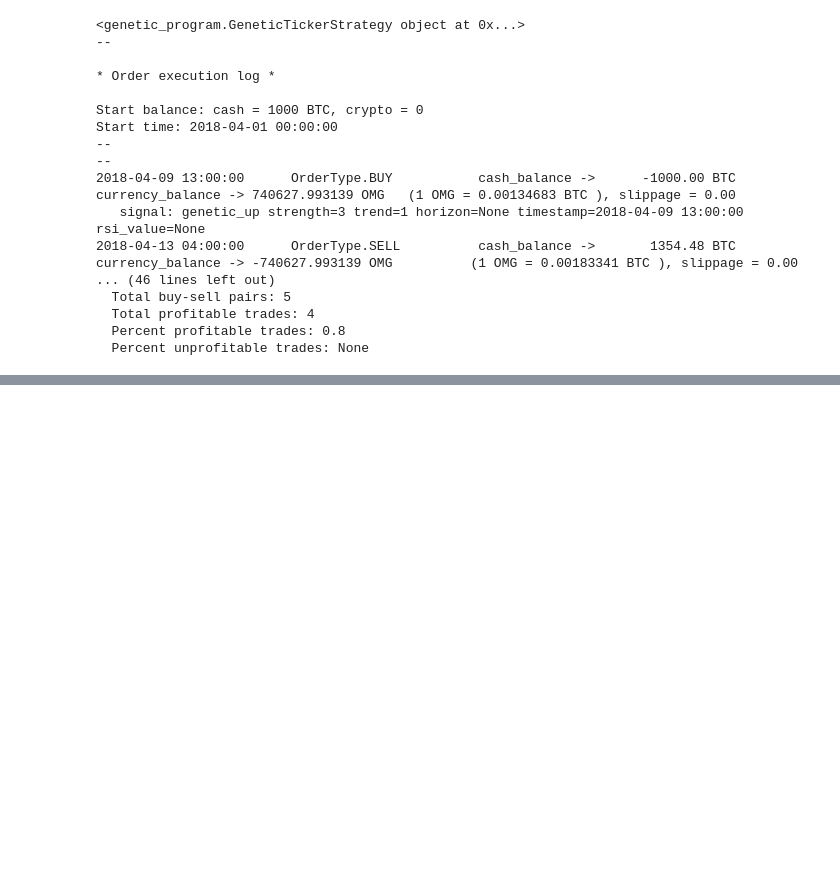
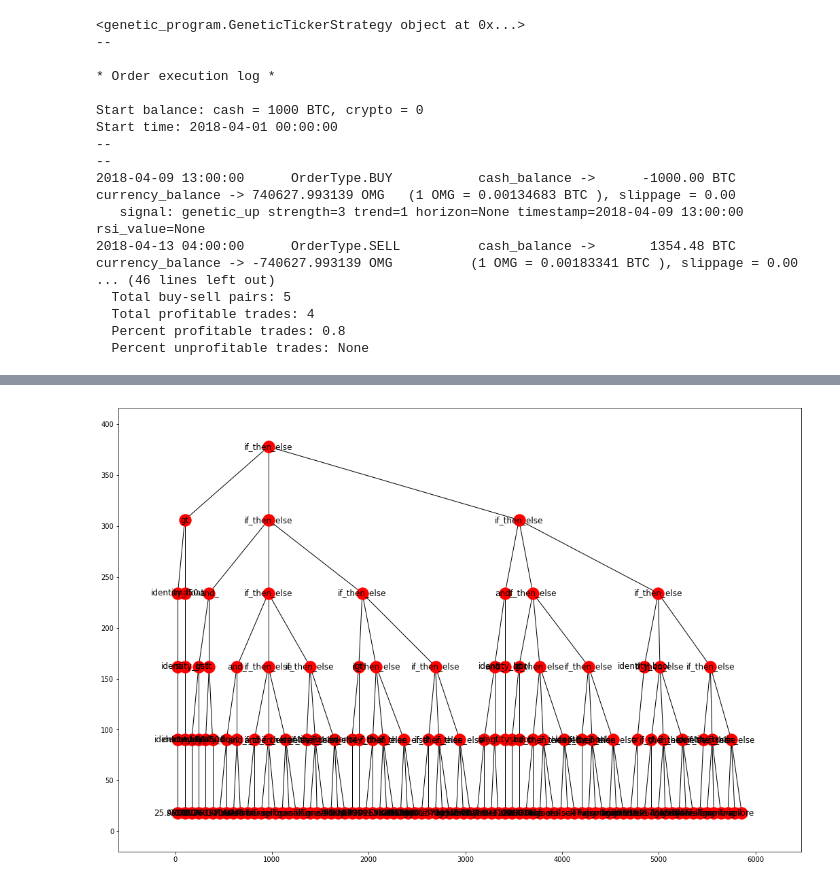
Before and after one commit to IntelligentTrading/science, a Jupyter notebook: genetic_algorithms/gp_experiments.ipynb, the cells around one changed output, grey strips where cells are left out. Drawn from its saved outputs; the diff is of its cells as text; code cells hidden in the pictures; blank space fills up the shorter version.

```diff
--- a/genetic_algorithms/gp_experiments.ipynb
+++ b/genetic_algorithms/gp_experiments.ipynb
@@ -175,0 +134,20 @@ Start time: 2018-04-03 03:00:00
+# %%
+from deap import gp
+import matplotlib.pyplot as plt
+import networkx as nx
+from networkx.drawing.nx_agraph import graphviz_layout
+import pylab
+pylab.figure(1,figsize=(18,12))
+
+nodes, edges, labels = gp.graph(best)
+g = nx.Graph()
+g.add_nodes_from(nodes)
+g.add_edges_from(edges)
+pos = graphviz_layout(g, prog="dot")
+
+nx.draw_networkx_nodes(g, pos)
+nx.draw_networkx_edges(g, pos)
+nx.draw_networkx_labels(g, pos, labels)
+plt.show()
+# %% [output]
+[figure, added]
```
Also changed, not shown: parts of 9 cells of this notebook.
